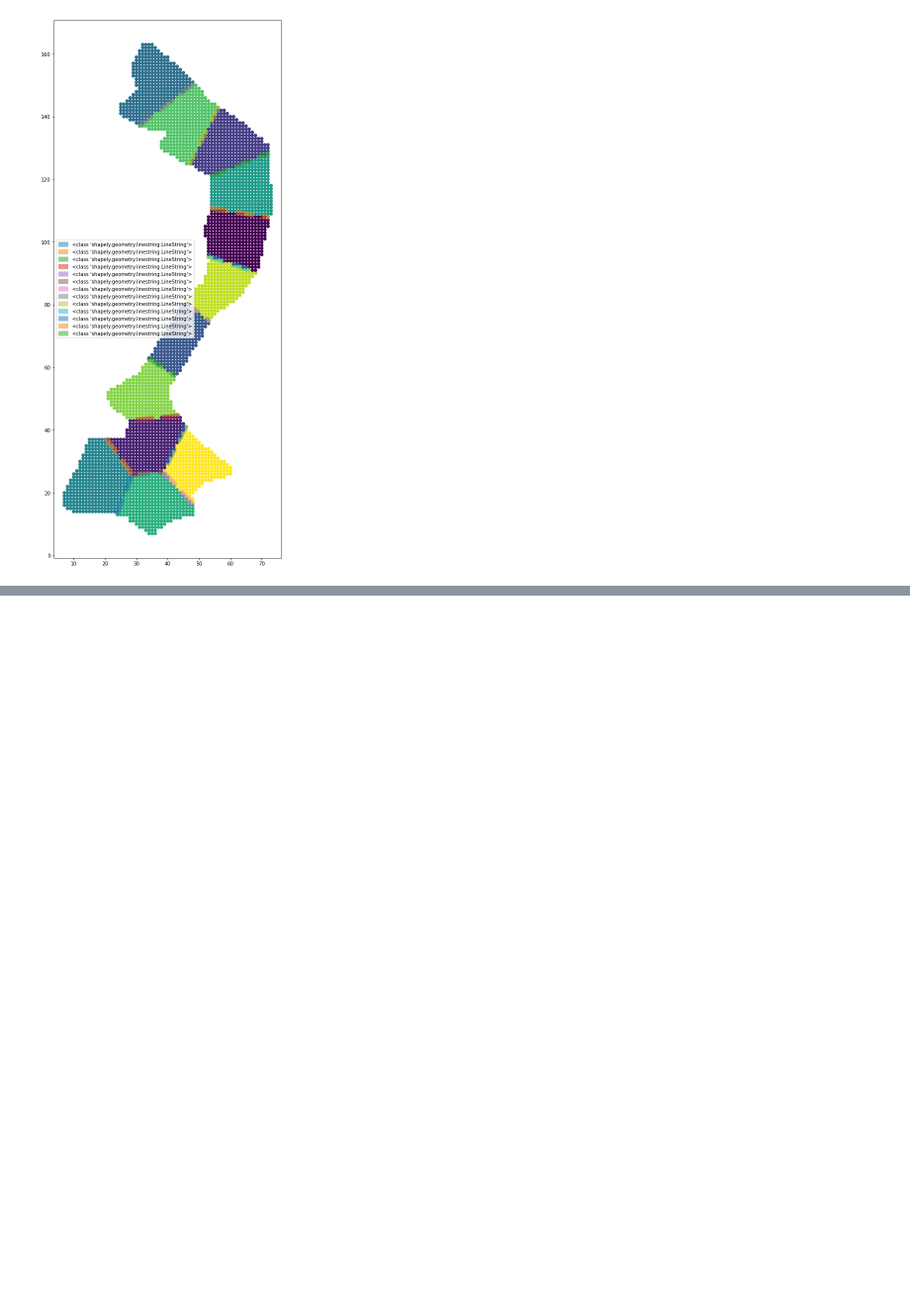
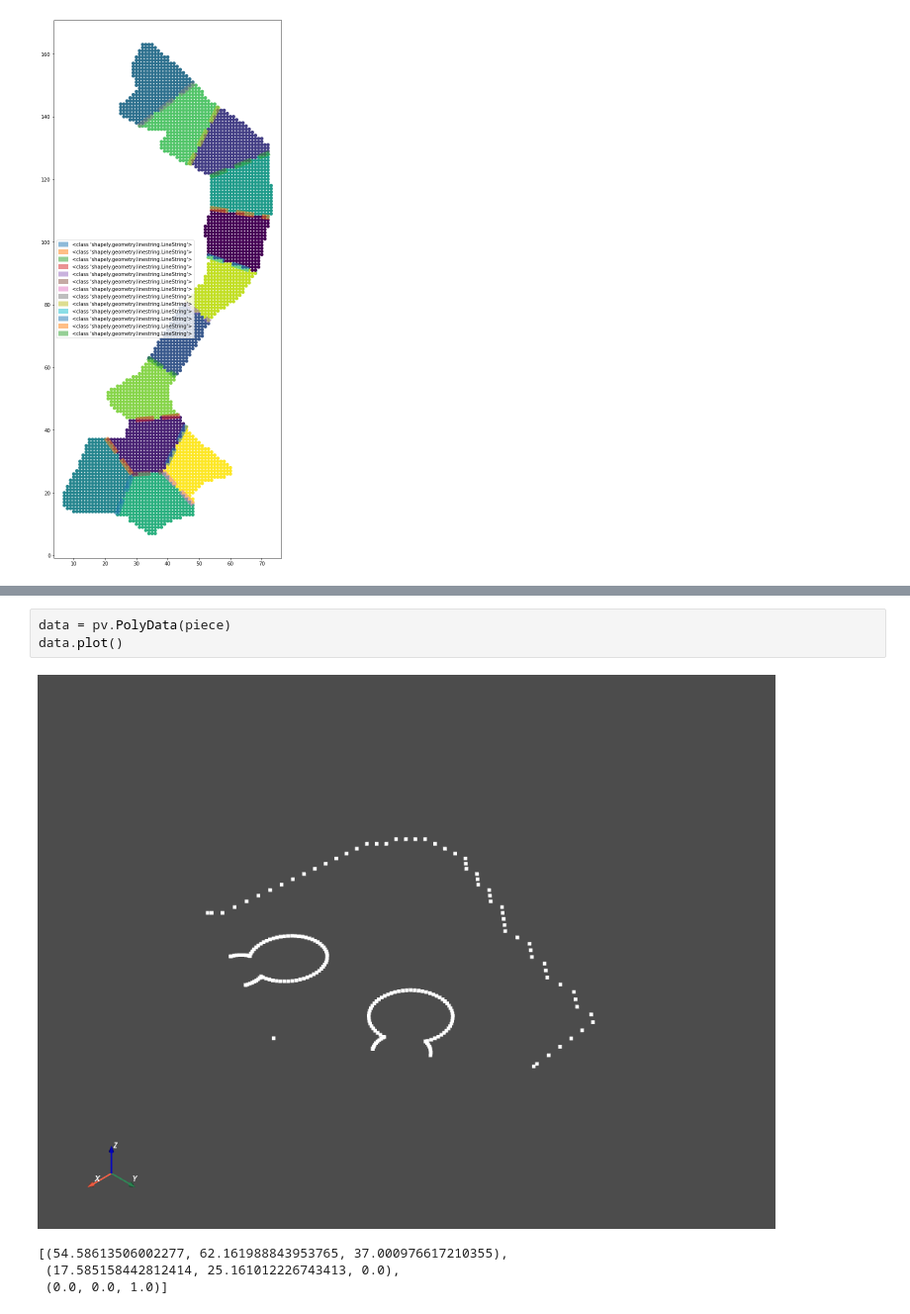
Before and after one commit to nickvazz/Puzzle3D, a Jupyter notebook: ExplorePyvisaMesh.ipynb, the cells around one changed output, grey strips where cells are left out. Shown at 99% size. Saved outputs shown, nothing was run; the diff lists cells and outputs as text; blank space fills up the shorter version.

```diff
--- a/ExplorePyvisaMesh.ipynb
+++ b/ExplorePyvisaMesh.ipynb
@@ -747,0 +739,8 @@ dir(e)
+# %%
+data = pv.PolyData(piece)
+data.plot()
+# %% [output]
+[figure, added]
+[(54.58613506002277, 62.161988843953765, 37.000976617210355),
+ (17.585158442812414, 25.161012226743413, 0.0),
+ (0.0, 0.0, 1.0)]
```
Also changed, not shown: parts of 7 cells of this notebook.
